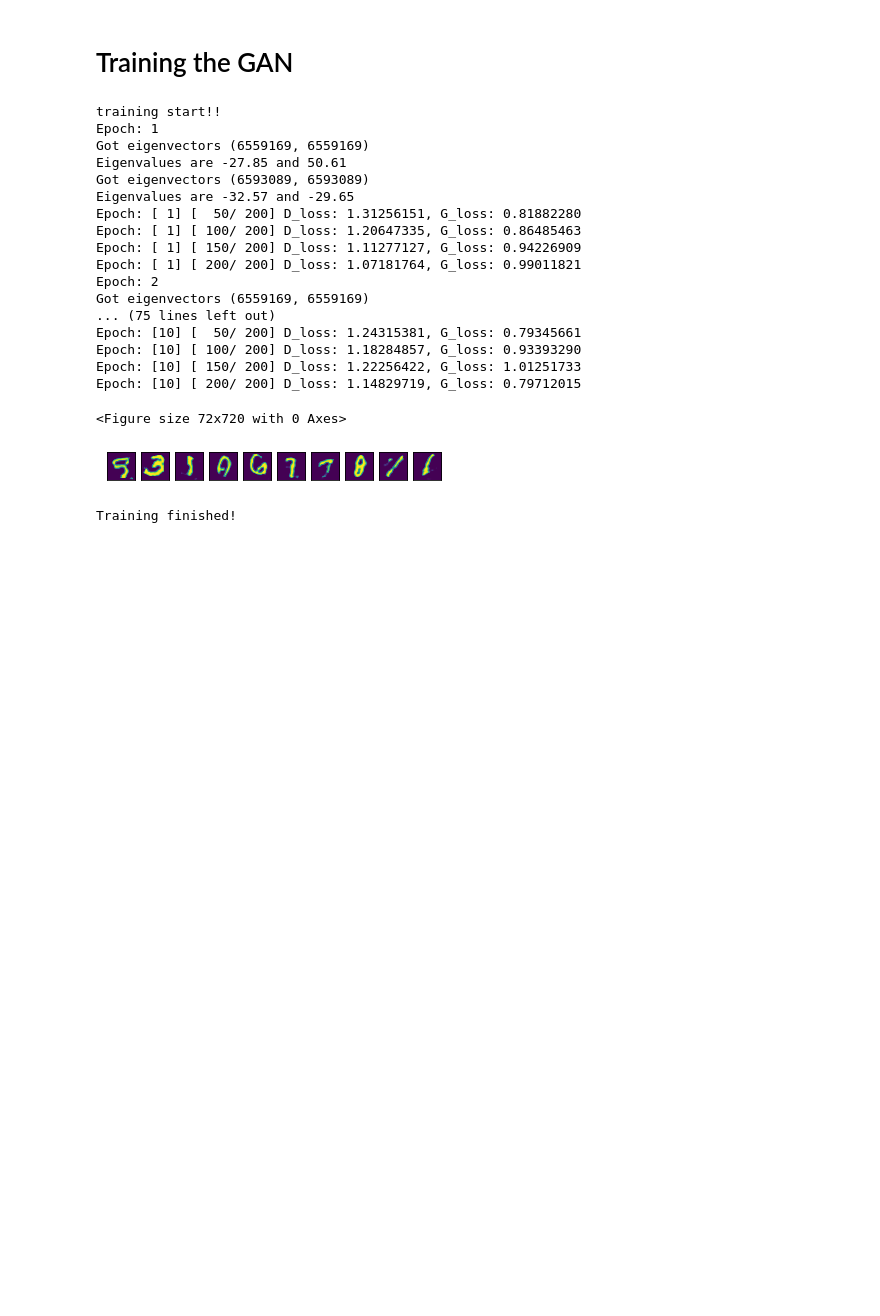
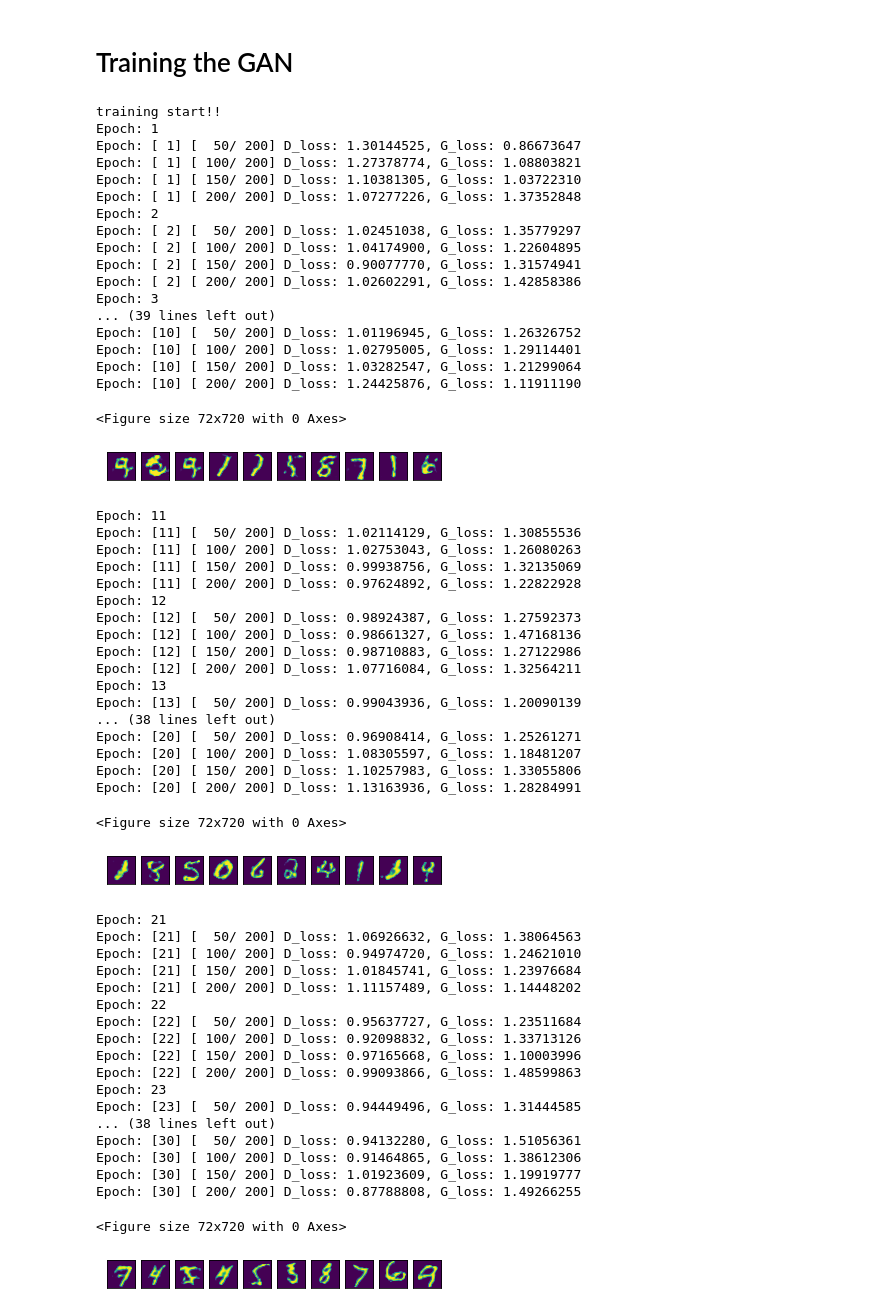
Before and after one commit to Olivia-Feldman/NUGAN-DISTGAN, a Jupyter notebook: NuGAN.ipynb, the cells around one changed output. Cells and saved outputs as stored; diff of their text form; code cells hidden in the pictures; blank space fills up the shorter version.

```diff
--- a/NuGAN.ipynb
+++ b/NuGAN.ipynb
@@ -382,7 +382,7 @@ class GAN():
                 # 3. Do back propagation to compute gradients
                 D_loss = D_real_loss + D_fake_loss
 
-                if iter == 0:
+                if (iter == 0) and (((epoch + 1) % 10) == 0):
                     get_eigenvectors(self.D, D_loss, self.data_loader)
 
                 D_loss.backward()
@@ -404,7 +404,7 @@ class GAN():
                 G_ = self.G(z_)
                 D_fake_ = self.D(G_)
                 G_loss = self.BCE_loss(D_fake_, self.y_real_)
-                if iter == 0:
+                if (iter == 0) and (((epoch + 1) % 10) == 0):
                     get_eigenvectors(self.G, G_loss, self.data_loader)
                 # 3. Do back propagation to compute gradients
                 G_loss.backward()
@@ -434,30 +434,67 @@ class GAN():
 # %% [markdown]
 # Training the GAN
 # %%
-params = {'beta1': 0.5, 'beta2': 0.999,'lr_g':0.0002,'lr_d':0.0002,'max_epochs':10}
-params['z_dim'] = 16
+params = {'beta1': 0.5, 'beta2': 0.999,'lr_g':0.0002,'lr_d':0.0002,'max_epochs':100}
+params['z_dim'] = 2
 params['base_size'] = 64
 
 gan = GAN(params)
 gan.train()
 # %% [output]
 training start!!
 Epoch: 1
-Got eigenvectors (6559169, 6559169)
-Eigenvalues are -27.85 and 50.61
-Got eigenvectors (6593089, 6593089)
-Eigenvalues are -32.57 and -29.65
-Epoch: [ 1] [  50/ 200] D_loss: 1.31256151, G_loss: 0.81882280
-Epoch: [ 1] [ 100/ 200] D_loss: 1.20647335, G_loss: 0.86485463
-Epoch: [ 1] [ 150/ 200] D_loss: 1.11277127, G_loss: 0.94226909
-Epoch: [ 1] [ 200/ 200] D_loss: 1.07181764, G_loss: 0.99011821
+Epoch: [ 1] [  50/ 200] D_loss: 1.30144525, G_loss: 0.86673647
+Epoch: [ 1] [ 100/ 200] D_loss: 1.27378774, G_loss: 1.08803821
+Epoch: [ 1] [ 150/ 200] D_loss: 1.10381305, G_loss: 1.03722310
+Epoch: [ 1] [ 200/ 200] D_loss: 1.07277226, G_loss: 1.37352848
 Epoch: 2
-Got eigenvectors (6559169, 6559169)
-... (75 lines left out)
-Epoch: [10] [  50/ 200] D_loss: 1.24315381, G_loss: 0.79345661
-Epoch: [10] [ 100/ 200] D_loss: 1.18284857, G_loss: 0.93393290
-Epoch: [10] [ 150/ 200] D_loss: 1.22256422, G_loss: 1.01251733
-Epoch: [10] [ 200/ 200] D_loss: 1.14829719, G_loss: 0.79712015
+Epoch: [ 2] [  50/ 200] D_loss: 1.02451038, G_loss: 1.35779297
+Epoch: [ 2] [ 100/ 200] D_loss: 1.04174900, G_loss: 1.22604895
+Epoch: [ 2] [ 150/ 200] D_loss: 0.90077770, G_loss: 1.31574941
+Epoch: [ 2] [ 200/ 200] D_loss: 1.02602291, G_loss: 1.42858386
+Epoch: 3
+... (39 lines left out)
+Epoch: [10] [  50/ 200] D_loss: 1.01196945, G_loss: 1.26326752
+Epoch: [10] [ 100/ 200] D_loss: 1.02795005, G_loss: 1.29114401
+Epoch: [10] [ 150/ 200] D_loss: 1.03282547, G_loss: 1.21299064
+Epoch: [10] [ 200/ 200] D_loss: 1.24425876, G_loss: 1.11911190
 <Figure size 72x720 with 0 Axes>
-[figure, old version]
+[figure, new version]
-Training finished!
+Epoch: 11
+Epoch: [11] [  50/ 200] D_loss: 1.02114129, G_loss: 1.30855536
+Epoch: [11] [ 100/ 200] D_loss: 1.02753043, G_loss: 1.26080263
+Epoch: [11] [ 150/ 200] D_loss: 0.99938756, G_loss: 1.32135069
+Epoch: [11] [ 200/ 200] D_loss: 0.97624892, G_loss: 1.22822928
+Epoch: 12
+Epoch: [12] [  50/ 200] D_loss: 0.98924387, G_loss: 1.27592373
+Epoch: [12] [ 100/ 200] D_loss: 0.98661327, G_loss: 1.47168136
+Epoch: [12] [ 150/ 200] D_loss: 0.98710883, G_loss: 1.27122986
+Epoch: [12] [ 200/ 200] D_loss: 1.07716084, G_loss: 1.32564211
+Epoch: 13
+Epoch: [13] [  50/ 200] D_loss: 0.99043936, G_loss: 1.20090139
+... (38 lines left out)
+Epoch: [20] [  50/ 200] D_loss: 0.96908414, G_loss: 1.25261271
+Epoch: [20] [ 100/ 200] D_loss: 1.08305597, G_loss: 1.18481207
+Epoch: [20] [ 150/ 200] D_loss: 1.10257983, G_loss: 1.33055806
+Epoch: [20] [ 200/ 200] D_loss: 1.13163936, G_loss: 1.28284991
+<Figure size 72x720 with 0 Axes>
+[figure, added]
+Epoch: 21
+Epoch: [21] [  50/ 200] D_loss: 1.06926632, G_loss: 1.38064563
+Epoch: [21] [ 100/ 200] D_loss: 0.94974720, G_loss: 1.24621010
+Epoch: [21] [ 150/ 200] D_loss: 1.01845741, G_loss: 1.23976684
+Epoch: [21] [ 200/ 200] D_loss: 1.11157489, G_loss: 1.14448202
+Epoch: 22
+Epoch: [22] [  50/ 200] D_loss: 0.95637727, G_loss: 1.23511684
+Epoch: [22] [ 100/ 200] D_loss: 0.92098832, G_loss: 1.33713126
+Epoch: [22] [ 150/ 200] D_loss: 0.97165668, G_loss: 1.10003996
+Epoch: [22] [ 200/ 200] D_loss: 0.99093866, G_loss: 1.48599863
+Epoch: 23
+Epoch: [23] [  50/ 200] D_loss: 0.94449496, G_loss: 1.31444585
+... (38 lines left out)
+Epoch: [30] [  50/ 200] D_loss: 0.94132280, G_loss: 1.51056361
+Epoch: [30] [ 100/ 200] D_loss: 0.91464865, G_loss: 1.38612306
+Epoch: [30] [ 150/ 200] D_loss: 1.01923609, G_loss: 1.19919777
+Epoch: [30] [ 200/ 200] D_loss: 0.87788808, G_loss: 1.49266255
+<Figure size 72x720 with 0 Axes>
+[figure, added]
```
Also changed, not shown: parts of 3 cells of this notebook.
